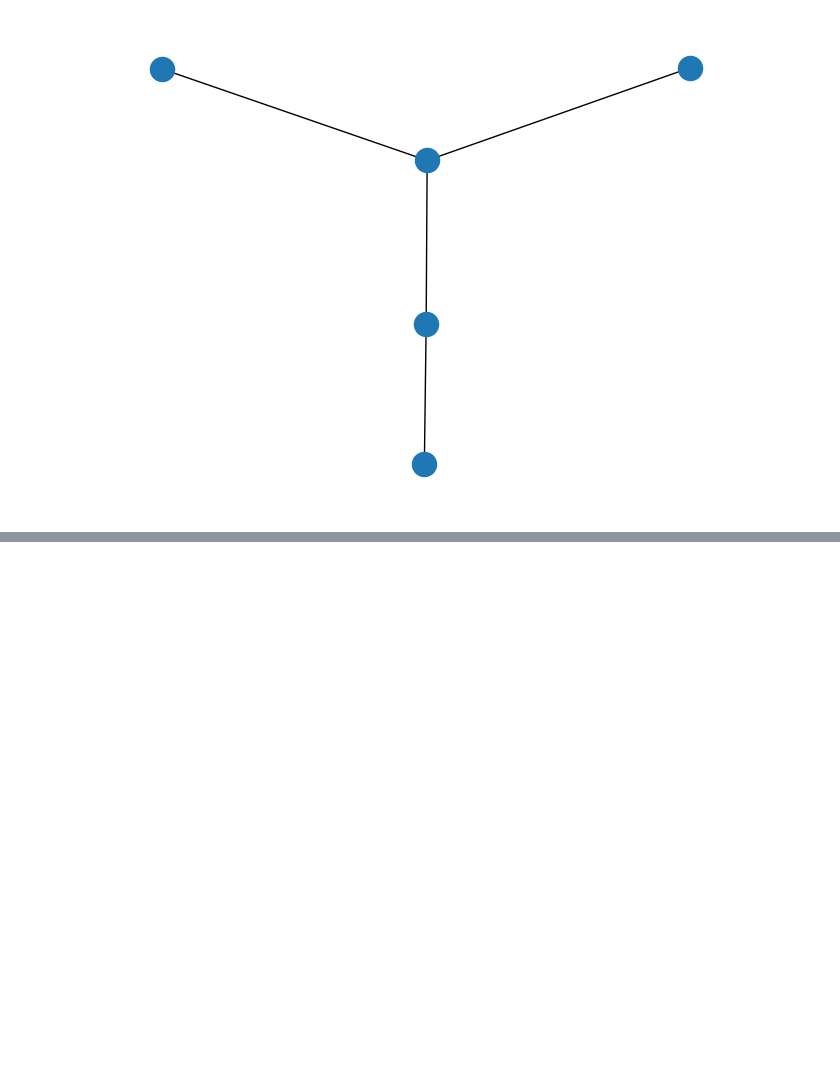
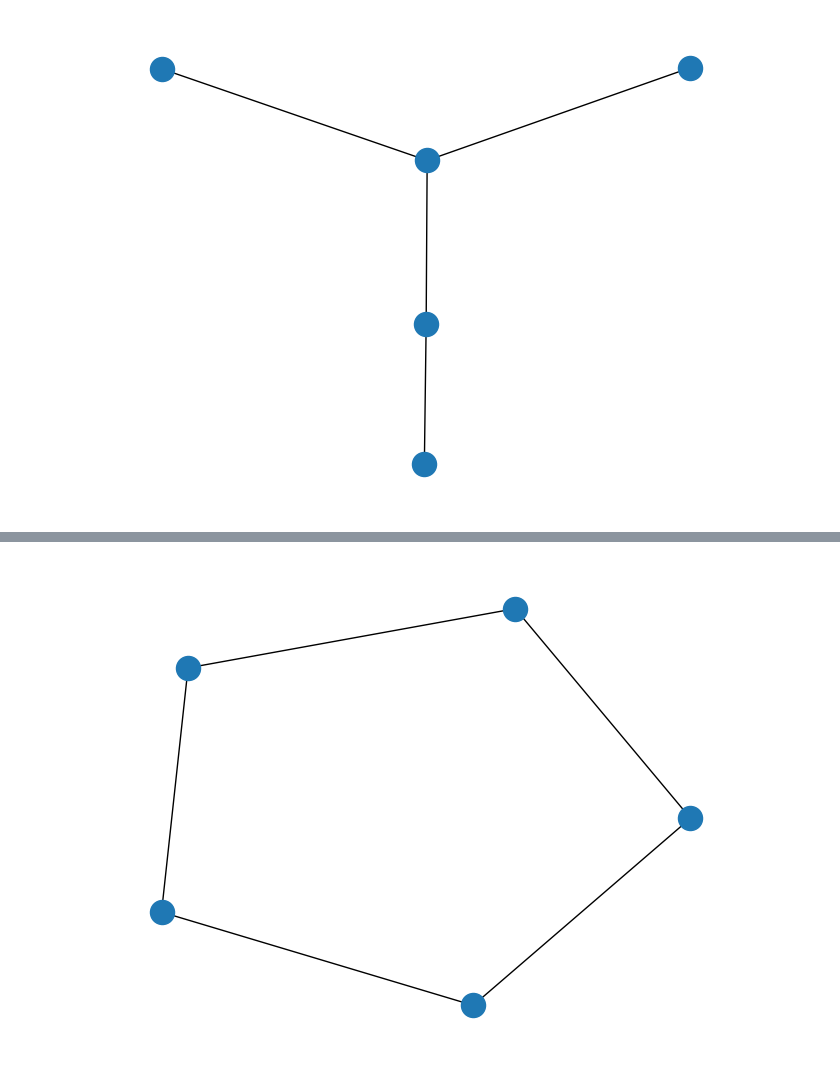
Before and after one commit to ssu53/commute_opt_gnn, a Jupyter notebook: playground.ipynb, the cells around one changed output, grey strips where cells are left out. Saved outputs shown, nothing was run; the diff lists cells and outputs as text; code cells hidden in the pictures; blank space fills up the shorter version.

```diff
--- a/playground.ipynb
+++ b/playground.ipynb
@@ -73,0 +89,4 @@ for i, j, strength in interactions_sorted[:g.num_edges]:
+# %%
+nx.draw(graph_4)
+# %% [output]
+[figure, added]
```
Also changed, not shown: parts of 6 cells of this notebook.
